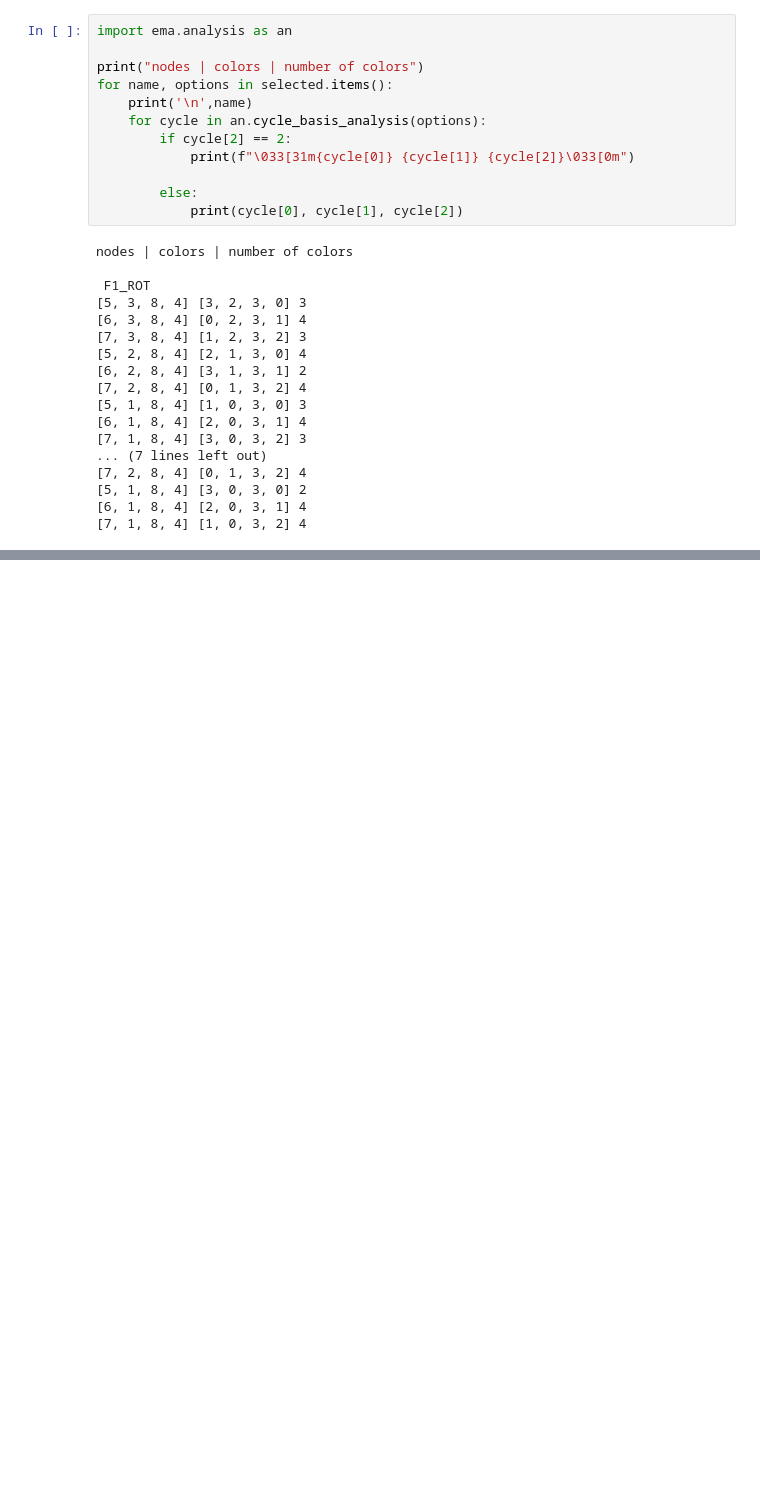
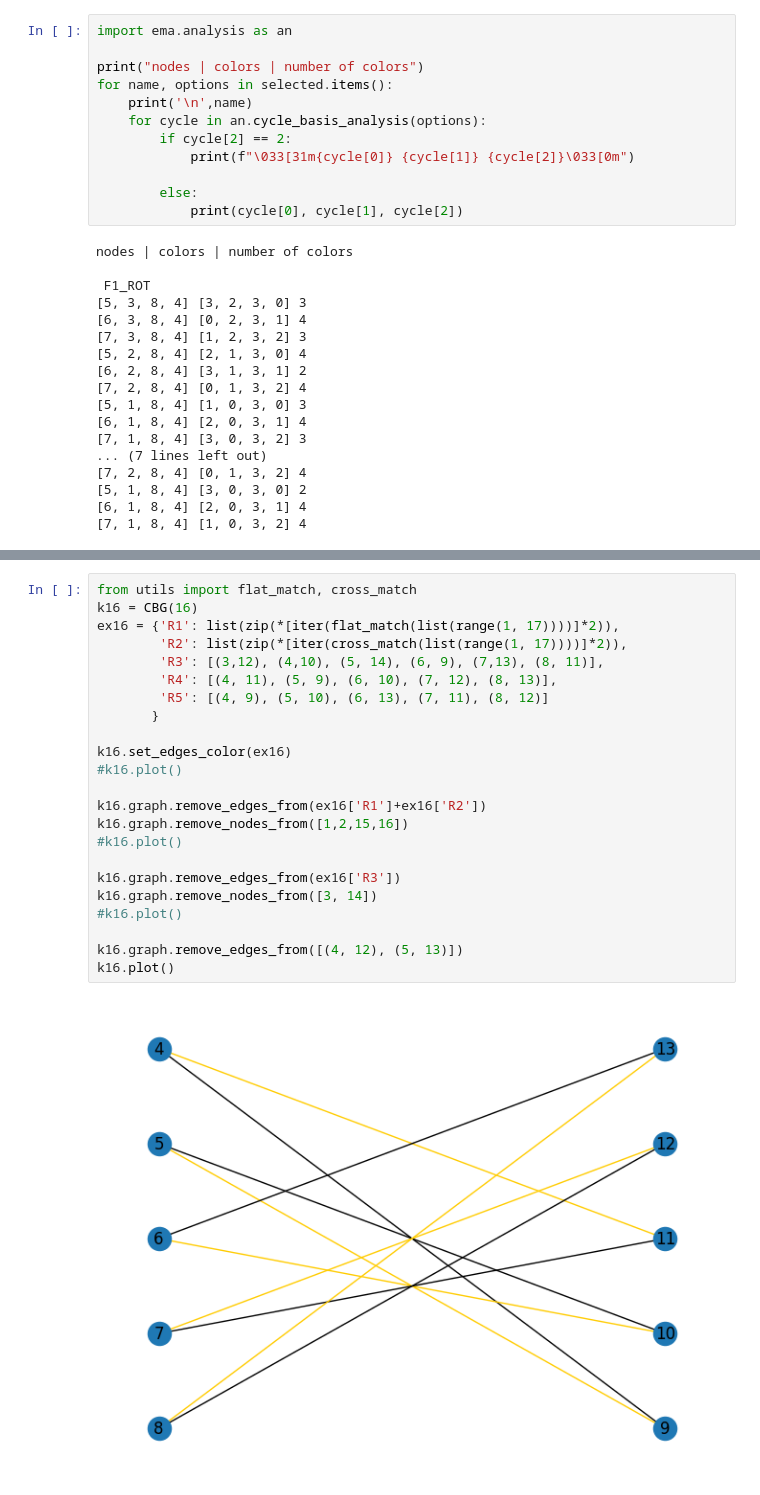
Before and after one commit to Ematrion/SwissBracketMatching, a Jupyter notebook: 1_GraphColoring.ipynb, the cells around one changed output, grey strips where cells are left out. Drawn from its saved outputs; the diff is of its cells as text; blank space fills up the shorter version.

```diff
--- a/EmaColoring.ipynb
+++ b/1_GraphColoring.ipynb
@@ -430,0 +507,25 @@ assert empty_cells == all_problems
+# %%
+from utils import flat_match, cross_match
+k16 = CBG(16)
+ex16 = {'R1': list(zip(*[iter(flat_match(list(range(1, 17))))]*2)),
+        'R2': list(zip(*[iter(cross_match(list(range(1, 17))))]*2)),
+        'R3': [(3,12), (4,10), (5, 14), (6, 9), (7,13), (8, 11)],
+        'R4': [(4, 11), (5, 9), (6, 10), (7, 12), (8, 13)],
+        'R5': [(4, 9), (5, 10), (6, 13), (7, 11), (8, 12)]
+       }
+
+k16.set_edges_color(ex16)
+#k16.plot()
+
+k16.graph.remove_edges_from(ex16['R1']+ex16['R2'])
+k16.graph.remove_nodes_from([1,2,15,16])
+#k16.plot()
+
+k16.graph.remove_edges_from(ex16['R3'])
+k16.graph.remove_nodes_from([3, 14])
+#k16.plot()
+
+k16.graph.remove_edges_from([(4, 12), (5, 13)])
+k16.plot()
+# %% [output]
+[figure, added]
```
Also changed, not shown: parts of 8 cells of this notebook, 55 other files.
